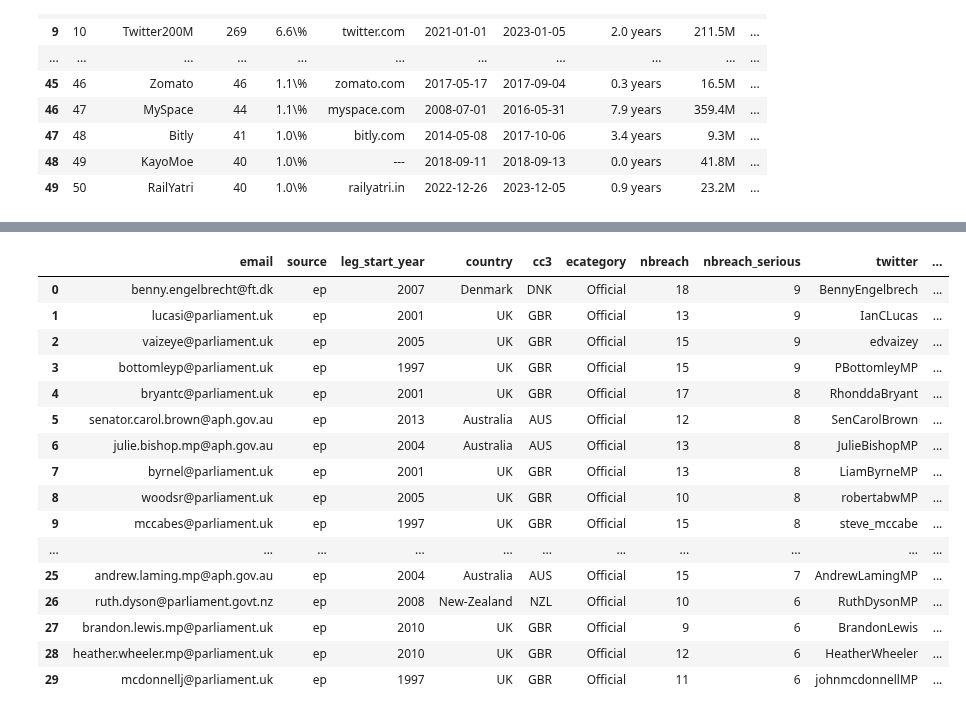
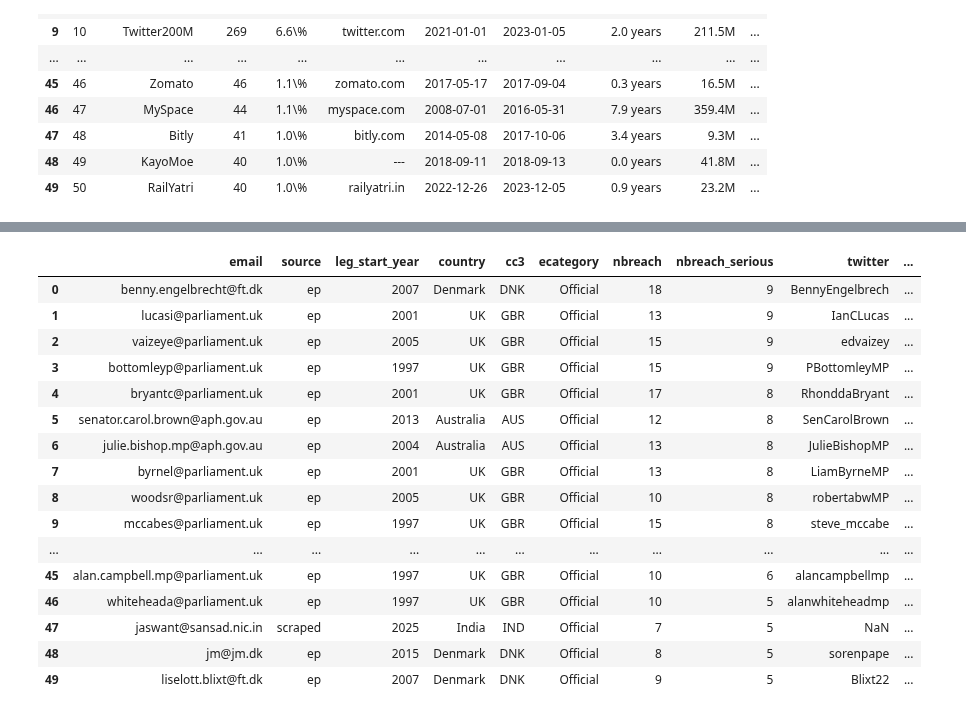
Before and after one commit to themains/pwned_pols, a Jupyter notebook: scripts/06_everypol_summ.ipynb, the cells around one changed output, grey strips where cells are left out. Cells and saved outputs as stored; diff of their text form; code cells hidden in the pictures.

Commit message:
Fix table 1 numbers

```diff
--- a/scripts/06_everypol_summ.ipynb
+++ b/scripts/06_everypol_summ.ipynb
@@ -721,7 +738,7 @@ df_email_lvl_cov = (
                 "../data/everypol/everypol_combined_legislature_data.csv", low_memory=False
             )
             .dropna(subset=["email"])
-            .filter(["email", "twitter", "facebook", "group_id", "gender", "ltype", "leg_start_year", "person_count_legistype"])
+            .filter(["email", "twitter", "facebook", "group_id", "gender", "ltype", "leg_start_year", "leg_start_date", "person_count_legistype"])
             .sort_values(["email", "leg_start_year"])
             .remove_columns("leg_start_year")
             .pipe(lambda df_: clean_dedupe_email_column(df_))
@@ -1450,25 +1475,25 @@ pandas_to_tex(
 # %%
 (
     df_email_lvl_cov
     .query("ecategory=='Official'")
     .sort_values("nbreach_serious", ascending=False, ignore_index=True)
-    .head(30)
+    .head(50)
 )
 # %% [output]
 |  | email | source | leg_start_year | country | cc3 | ecategory | nbreach | nbreach_serious | twitter | ... |
 | 0 | benny.engelbrecht@ft.dk | ep | 2007 | Denmark | DNK | Official | 18 | 9 | BennyEngelbrech | ... |
 | 1 | lucasi@parliament.uk | ep | 2001 | UK | GBR | Official | 13 | 9 | IanCLucas | ... |
 | 2 | vaizeye@parliament.uk | ep | 2005 | UK | GBR | Official | 15 | 9 | edvaizey | ... |
 | 3 | bottomleyp@parliament.uk | ep | 1997 | UK | GBR | Official | 15 | 9 | PBottomleyMP | ... |
 | 4 | bryantc@parliament.uk | ep | 2001 | UK | GBR | Official | 17 | 8 | RhonddaBryant | ... |
 | 5 | senator.carol.brown@aph.gov.au | ep | 2013 | Australia | AUS | Official | 12 | 8 | SenCarolBrown | ... |
 | 6 | julie.bishop.mp@aph.gov.au | ep | 2004 | Australia | AUS | Official | 13 | 8 | JulieBishopMP | ... |
 | 7 | byrnel@parliament.uk | ep | 2001 | UK | GBR | Official | 13 | 8 | LiamByrneMP | ... |
 | 8 | woodsr@parliament.uk | ep | 2005 | UK | GBR | Official | 10 | 8 | robertabwMP | ... |
 | 9 | mccabes@parliament.uk | ep | 1997 | UK | GBR | Official | 15 | 8 | steve_mccabe | ... |
 | ... | ... | ... | ... | ... | ... | ... | ... | ... | ... | ... |
-| 25 | andrew.laming.mp@aph.gov.au | ep | 2004 | Australia | AUS | Official | 15 | 7 | AndrewLamingMP | ... |
-| 26 | ruth.dyson@parliament.govt.nz | ep | 2008 | New-Zealand | NZL | Official | 10 | 6 | RuthDysonMP | ... |
-| 27 | brandon.lewis.mp@parliament.uk | ep | 2010 | UK | GBR | Official | 9 | 6 | BrandonLewis | ... |
-| 28 | heather.wheeler.mp@parliament.uk | ep | 2010 | UK | GBR | Official | 12 | 6 | HeatherWheeler | ... |
-| 29 | mcdonnellj@parliament.uk | ep | 1997 | UK | GBR | Official | 11 | 6 | johnmcdonnellMP | ... |
+| 45 | alan.campbell.mp@parliament.uk | ep | 1997 | UK | GBR | Official | 10 | 6 | alancampbellmp | ... |
+| 46 | whiteheada@parliament.uk | ep | 1997 | UK | GBR | Official | 10 | 5 | alanwhiteheadmp | ... |
+| 47 | jaswant@sansad.nic.in | scraped | 2025 | India | IND | Official | 7 | 5 | NaN | ... |
+| 48 | jm@jm.dk | ep | 2015 | Denmark | DNK | Official | 8 | 5 | sorenpape | ... |
+| 49 | liselott.blixt@ft.dk | ep | 2007 | Denmark | DNK | Official | 9 | 5 | Blixt22 | ... |
```
Also changed, not shown: parts of 13 cells of this notebook, 1 other file.
